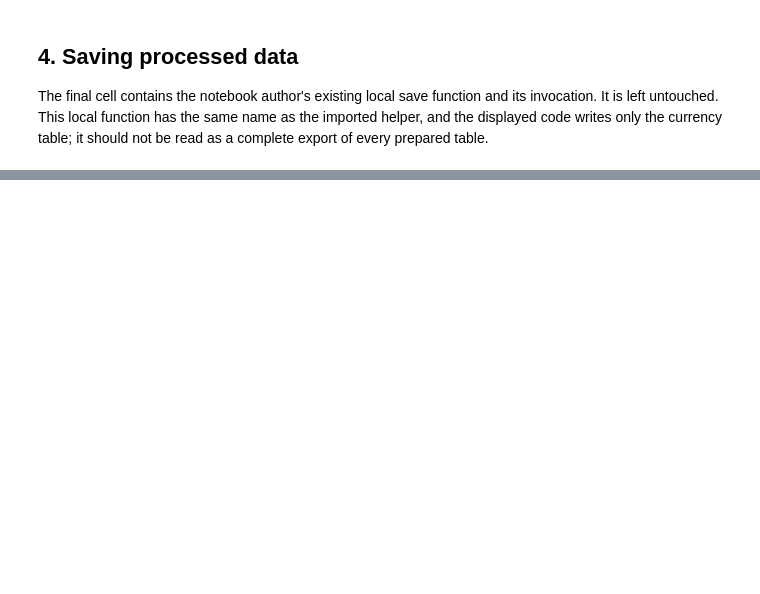
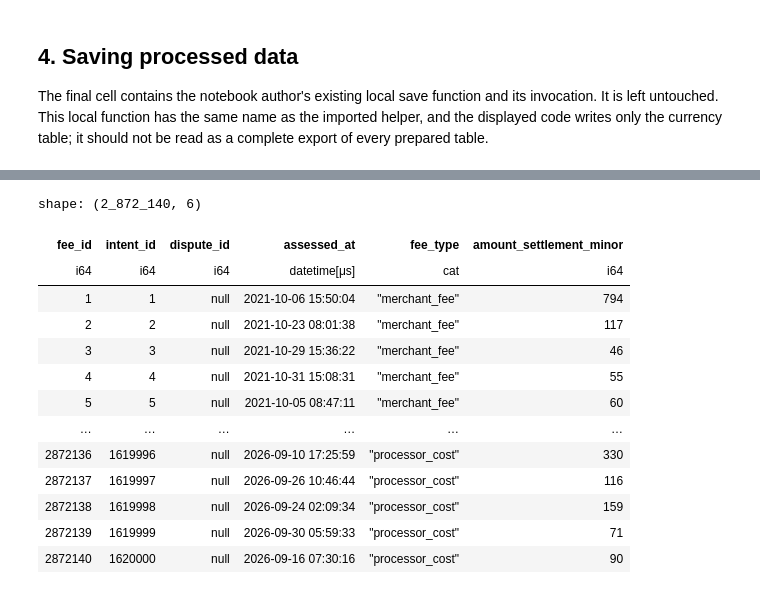
Before and after one commit to Erfan-Taherirani/finpay-global-analytics, a Jupyter notebook: notebooks/data_understanding.ipynb, the cells around one changed output, grey strips where cells are left out. Saved outputs shown, nothing was run; the diff lists cells and outputs as text; code cells hidden in the pictures; blank space fills up the shorter version.

```diff
--- a/notebooks/data_understanding.ipynb
+++ b/notebooks/data_understanding.ipynb
@@ -1261,0 +1275,61 @@ save_processed_data()
+# %%
+currencies_to_fix = dim_currency.filter(
+		pl.col('minor_units') == 2
+		)['currency_code'].unique().to_list()
+
+fact_fee = pl.scan_csv(
+		source="../data/raw/fact_fee.csv",
+		schema_overrides={
+			"dispute_id": pl.Int64,
+			"assessed_at": pl.Datetime,
+			"fee_type": pl.Categorical
+		}
+	).collect()# .join(
+	# 	other=fact_payment_intent,
+	# 	on="intent_id",
+	# 	how="left"
+	# ).join(
+	# 	other=dim_merchant,
+	# 	on="merchant_id",
+	# 	how="left"
+	# ).join(
+	# 	other=fact_fx_rate,
+	# 	left_on=[pl.col('assessed_at').dt.date(), pl.col('settlement_currency')],
+	# 	right_on=[pl.col('rate_date').dt.date(), pl.col('currency_code')],
+	# 	how="left"
+	# ).select(
+	# 	pl.col('fee_id'),
+	# 	pl.col('intent_id'),
+	# 	pl.col('dispute_id'),
+	# 	pl.col('assessed_at'),
+	# 	pl.col('fee_type'),
+	# 	pl.col('settlement_currency'),
+	# 	pl.col('usd_per_major_unit'),
+	# 	pl.when(
+	# 		pl.col("settlement_currency").is_in(currencies_to_fix)
+	# 	).then(
+	# 		pl.col("amount_settlement_minor") / 100
+	# 	).otherwise(
+	# 		pl.col("amount_settlement_minor")
+	# 	).alias("amount_settlement_major")
+	# ).select(
+	# 	pl.all().exclude('usd_per_major_unit'),
+	# 	(pl.col('amount_settlement_major') * pl.col('usd_per_major_unit')).alias("amount_settlement_major_usd")
+	# )
+
+fact_fee
+# %% [output]
+shape: (2_872_140, 6)
+| fee_id | intent_id | dispute_id | assessed_at | fee_type | amount_settlement_minor |
+| i64 | i64 | i64 | datetime[μs] | cat | i64 |
+| 1 | 1 | null | 2021-10-06 15:50:04 | "merchant_fee" | 794 |
+| 2 | 2 | null | 2021-10-23 08:01:38 | "merchant_fee" | 117 |
+| 3 | 3 | null | 2021-10-29 15:36:22 | "merchant_fee" | 46 |
+| 4 | 4 | null | 2021-10-31 15:08:31 | "merchant_fee" | 55 |
+| 5 | 5 | null | 2021-10-05 08:47:11 | "merchant_fee" | 60 |
+| … | … | … | … | … | … |
+| 2872136 | 1619996 | null | 2026-09-10 17:25:59 | "processor_cost" | 330 |
+| 2872137 | 1619997 | null | 2026-09-26 10:46:44 | "processor_cost" | 116 |
+| 2872138 | 1619998 | null | 2026-09-24 02:09:34 | "processor_cost" | 159 |
+| 2872139 | 1619999 | null | 2026-09-30 05:59:33 | "processor_cost" | 71 |
+| 2872140 | 1620000 | null | 2026-09-16 07:30:16 | "processor_cost" | 90 |
```
Also changed, not shown: parts of 9 cells of this notebook, 22 other files.
